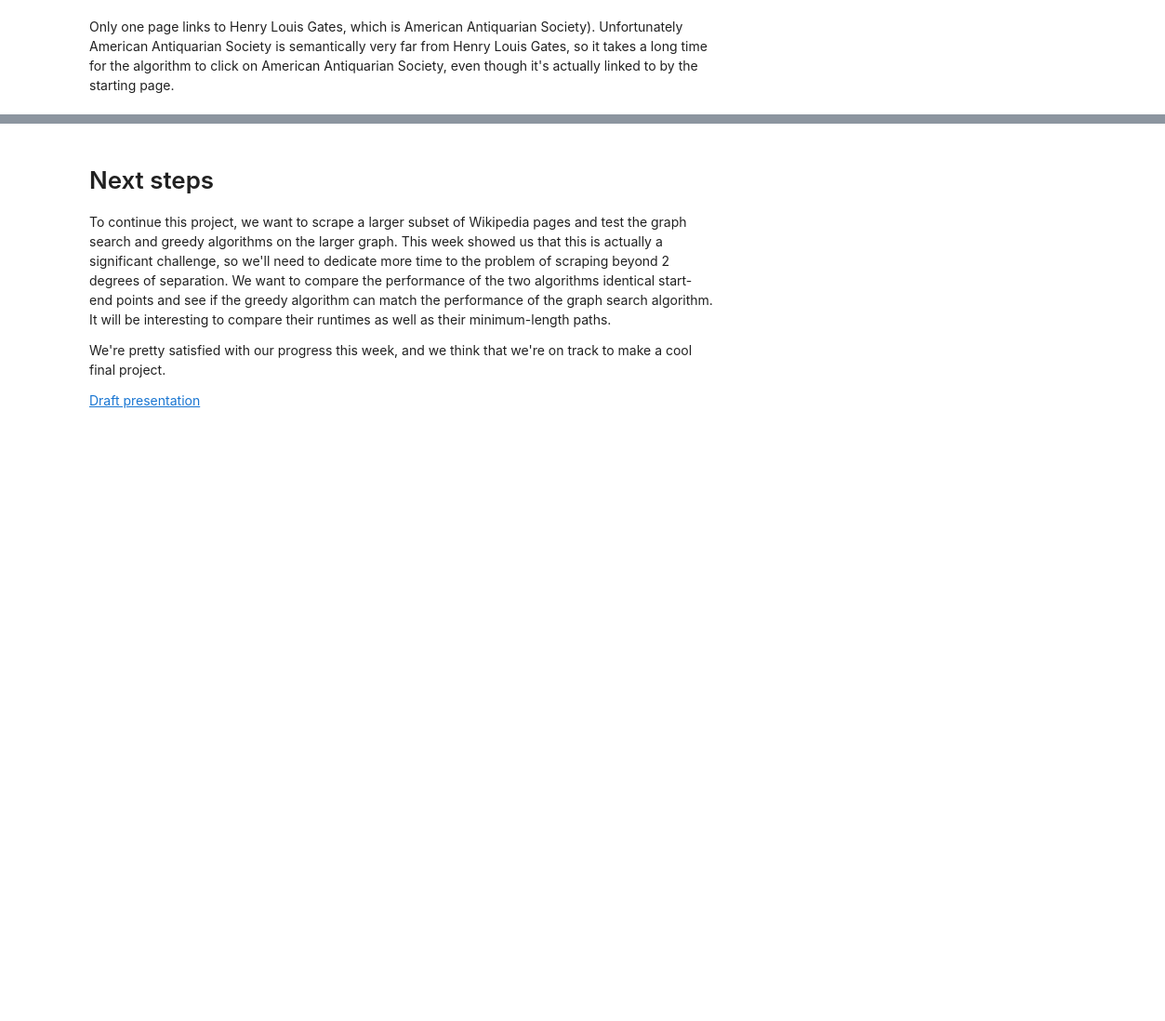
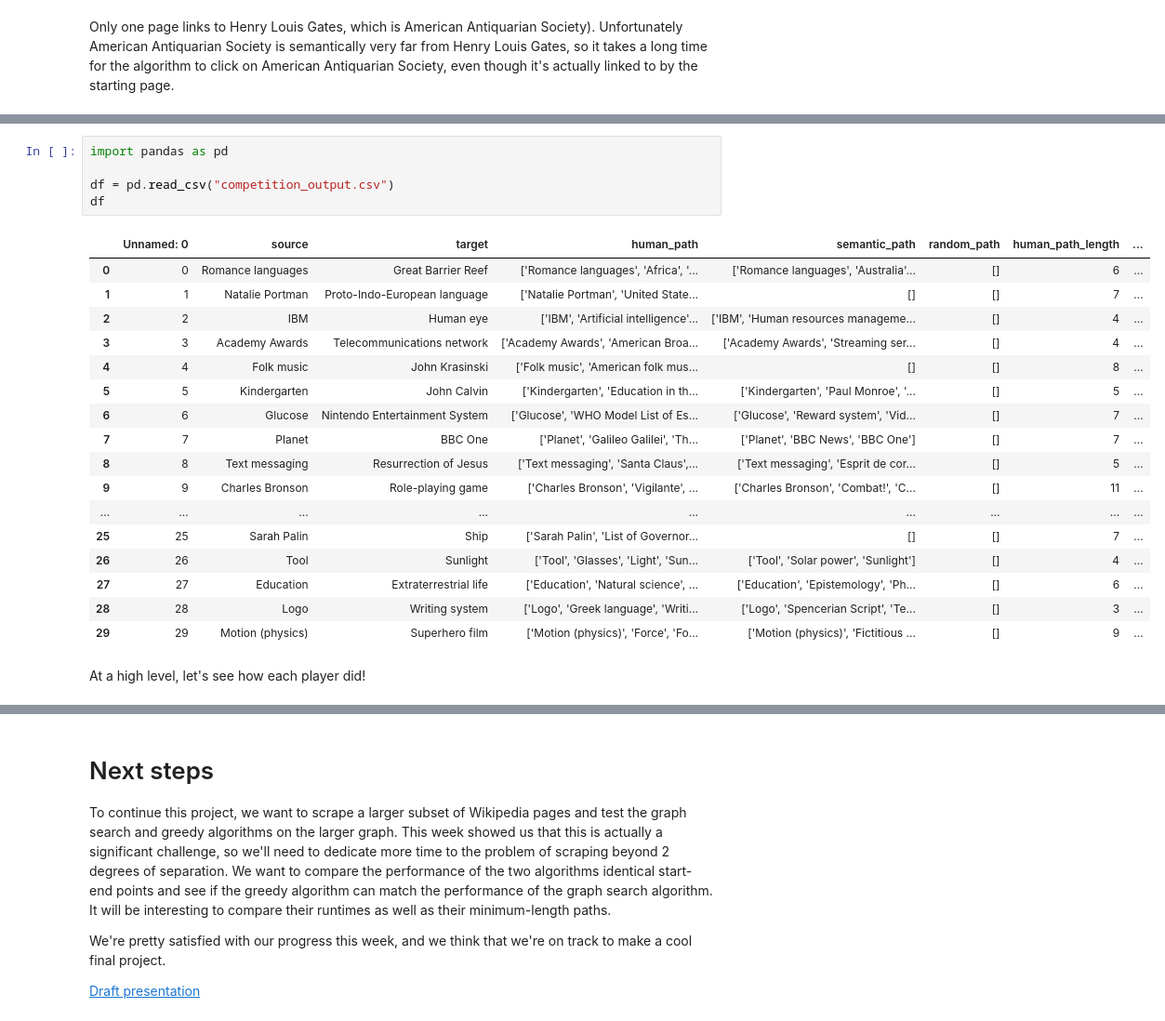
Before and after one commit to jackdavidweber/WikiGame, a Jupyter notebook: project/proposal.ipynb, the cells around one changed output, grey strips where cells are left out. Shown at 93% size. Drawn from its saved outputs; the diff is of its cells as text; blank space fills up the shorter version.

Commit message:
updated competition. Added blurb about our realization of playing live

```diff
--- a/project/proposal.ipynb
+++ b/project/proposal.ipynb
@@ -305,0 +331,25 @@ Only one page links to Henry Louis Gates, which is American Antiquarian Society)
+# %%
+import pandas as pd
+
+df = pd.read_csv("competition_output.csv")
+df
+# %% [output]
+|  | Unnamed: 0 | source | target | human_path | semantic_path | random_path | human_path_length | ... |
+| 0 | 0 | Romance languages | Great Barrier Reef | ['Romance languages', 'Africa', '... | ['Romance languages', 'Australia'... | [] | 6 | ... |
+| 1 | 1 | Natalie Portman | Proto-Indo-European language | ['Natalie Portman', 'United State... | [] | [] | 7 | ... |
+| 2 | 2 | IBM | Human eye | ['IBM', 'Artificial intelligence'... | ['IBM', 'Human resources manageme... | [] | 4 | ... |
+| 3 | 3 | Academy Awards | Telecommunications network | ['Academy Awards', 'American Broa... | ['Academy Awards', 'Streaming ser... | [] | 4 | ... |
+| 4 | 4 | Folk music | John Krasinski | ['Folk music', 'American folk mus... | [] | [] | 8 | ... |
+| 5 | 5 | Kindergarten | John Calvin | ['Kindergarten', 'Education in th... | ['Kindergarten', 'Paul Monroe', '... | [] | 5 | ... |
+| 6 | 6 | Glucose | Nintendo Entertainment System | ['Glucose', 'WHO Model List of Es... | ['Glucose', 'Reward system', 'Vid... | [] | 7 | ... |
+| 7 | 7 | Planet | BBC One | ['Planet', 'Galileo Galilei', 'Th... | ['Planet', 'BBC News', 'BBC One'] | [] | 7 | ... |
+| 8 | 8 | Text messaging | Resurrection of Jesus | ['Text messaging', 'Santa Claus',... | ['Text messaging', 'Esprit de cor... | [] | 5 | ... |
+| 9 | 9 | Charles Bronson | Role-playing game | ['Charles Bronson', 'Vigilante', ... | ['Charles Bronson', 'Combat!', 'C... | [] | 11 | ... |
+| ... | ... | ... | ... | ... | ... | ... | ... | ... |
+| 25 | 25 | Sarah Palin | Ship | ['Sarah Palin', 'List of Governor... | [] | [] | 7 | ... |
+| 26 | 26 | Tool | Sunlight | ['Tool', 'Glasses', 'Light', 'Sun... | ['Tool', 'Solar power', 'Sunlight'] | [] | 4 | ... |
+| 27 | 27 | Education | Extraterrestrial life | ['Education', 'Natural science', ... | ['Education', 'Epistemology', 'Ph... | [] | 6 | ... |
+| 28 | 28 | Logo | Writing system | ['Logo', 'Greek language', 'Writi... | ['Logo', 'Spencerian Script', 'Te... | [] | 3 | ... |
+| 29 | 29 | Motion (physics) | Superhero film | ['Motion (physics)', 'Force', 'Fo... | ['Motion (physics)', 'Fictitious ... | [] | 9 | ... |
+# %% [markdown]
+At a high level, let's see how each player did!
```
Also changed, not shown: parts of 6 cells of this notebook.
